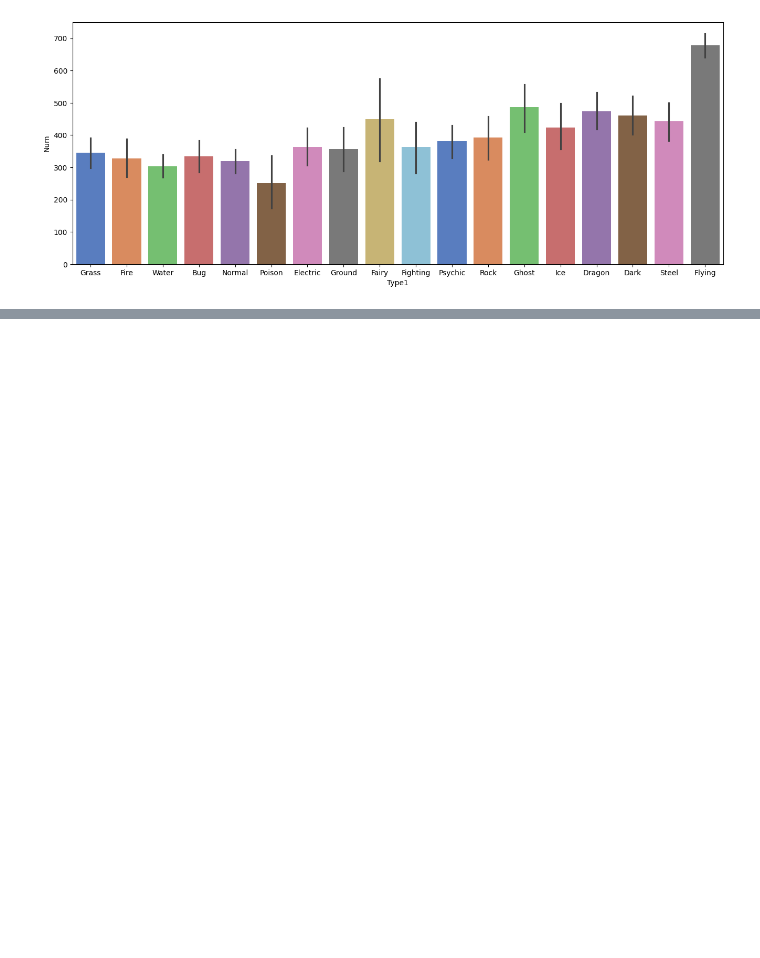
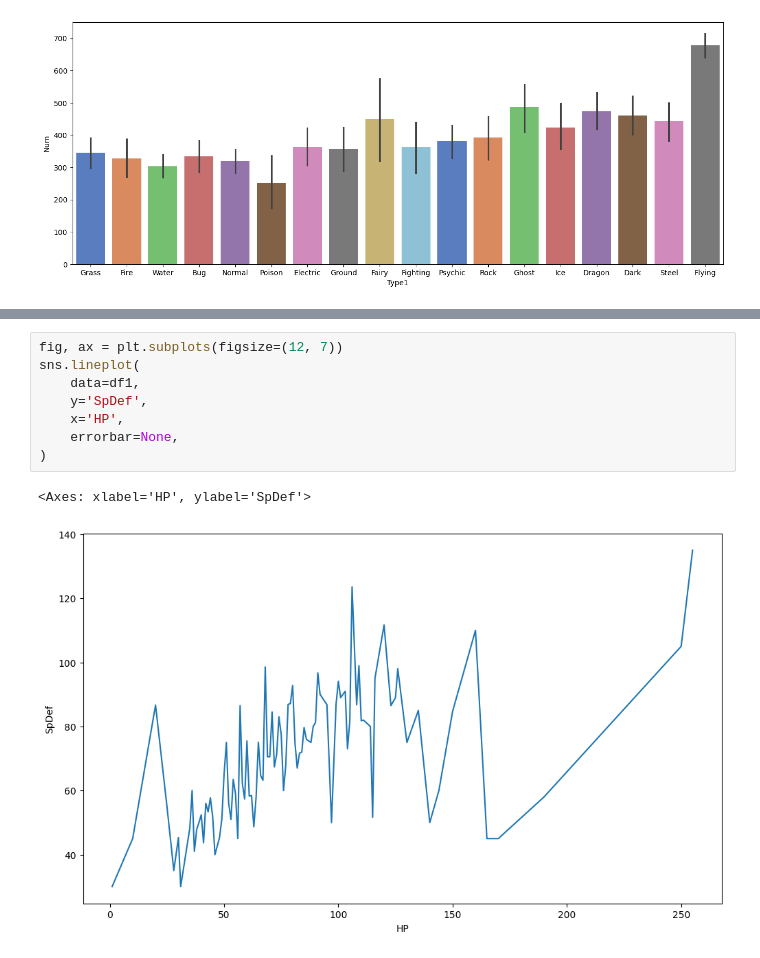
Before and after one commit to maketas1/proyectos, a Jupyter notebook: pokemon.ipynb, the cells around one changed output, grey strips where cells are left out. Saved outputs shown, nothing was run; the diff lists cells and outputs as text; blank space fills up the shorter version.

```diff
--- a/pokemon.ipynb
+++ b/pokemon.ipynb
@@ -171,0 +183,11 @@ sns.barplot(
+# %%
+fig, ax = plt.subplots(figsize=(12, 7))
+sns.lineplot(
+    data=df1,
+    y='SpDef',
+    x='HP',
+    errorbar=None,
+)
+# %% [output]
+<Axes: xlabel='HP', ylabel='SpDef'>
+[figure, added]
```
Also changed, not shown: parts of 5 cells of this notebook.
